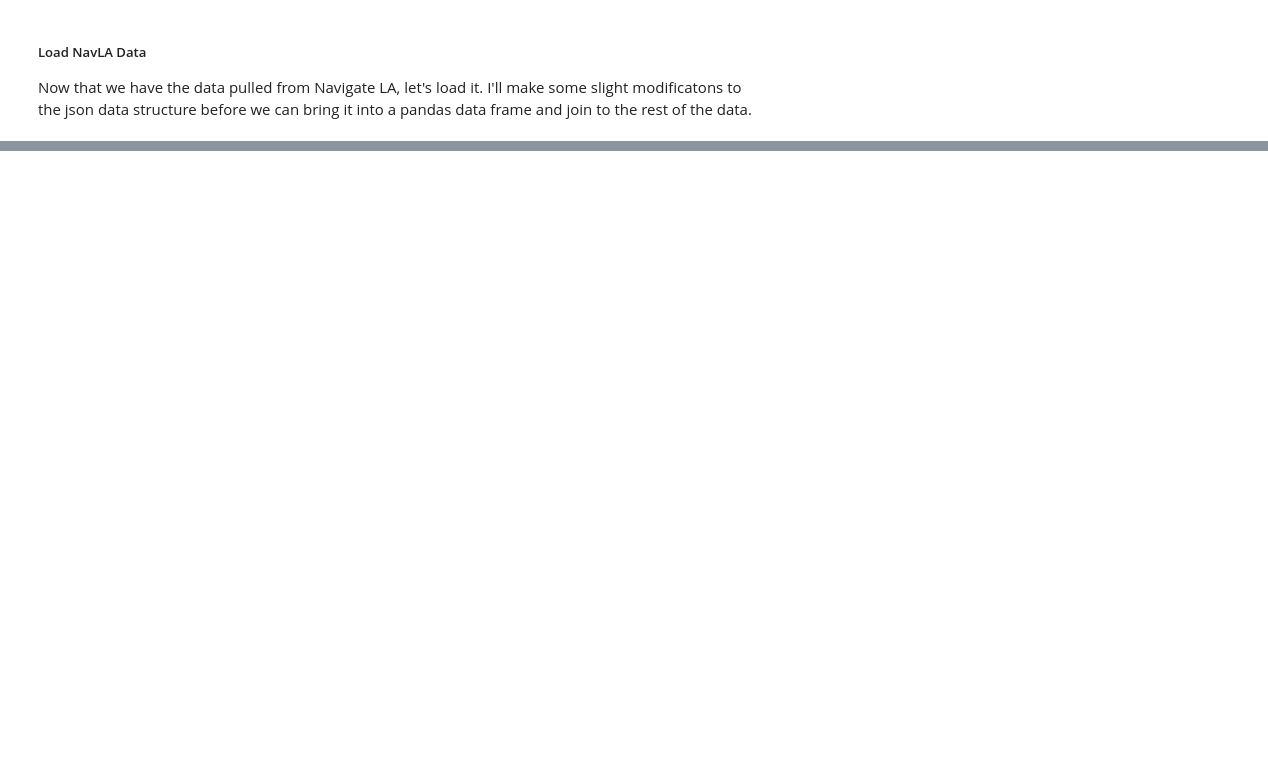
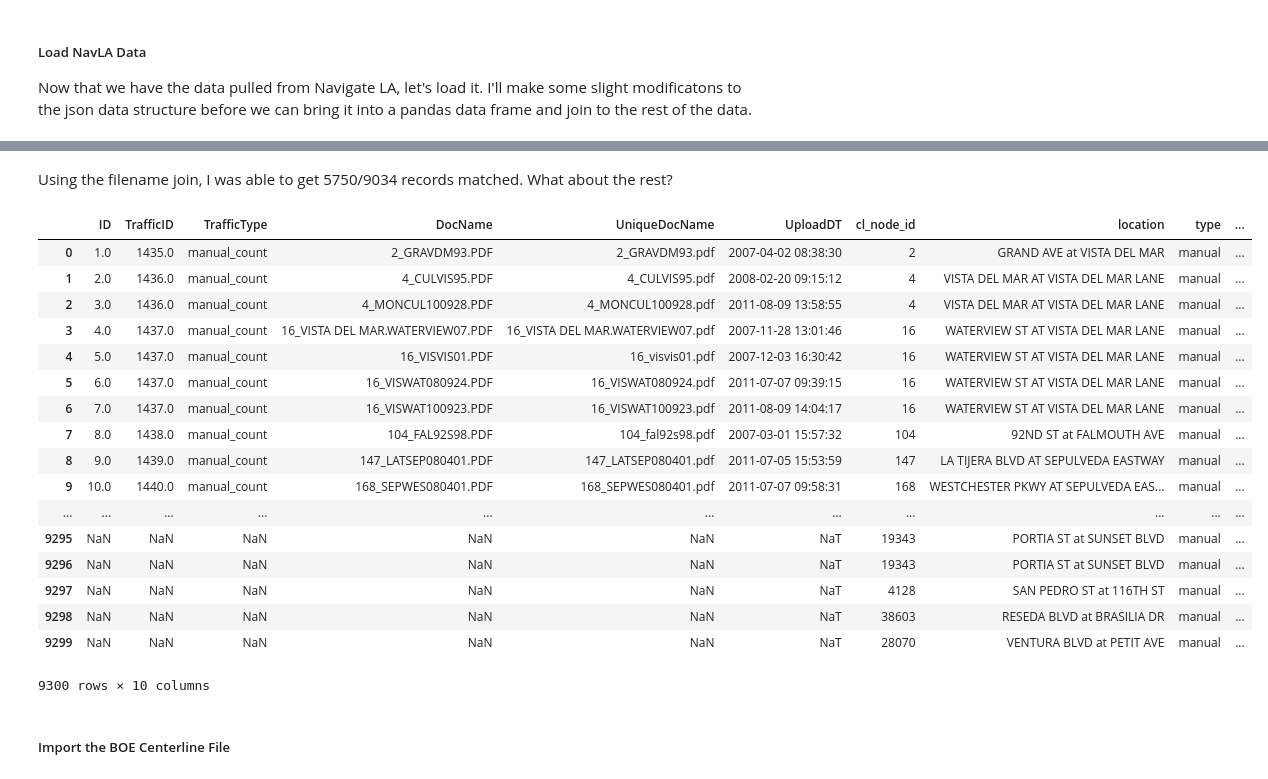
Before and after one commit to black-tea/vehicle-vol-pdf-scrape, a Jupyter notebook: scrape.ipynb, the cells around one changed output, grey strips where cells are left out. Drawn from its saved outputs; the diff is of its cells as text; code cells hidden in the pictures; blank space fills up the shorter version.

```diff
--- a/scrape.ipynb
+++ b/scrape.ipynb
@@ -177,0 +201,31 @@ There are 9034 records in the table.
+# %% [markdown]
+Using the filename join, I was able to get 5750/9034 records matched. What about the rest?
+# %%
+# Peform outer join to find records that didn't match
+file_table_nonmatch = dbo_dot_traffic_data_files.merge(count_files_manual,
+                                                       how='outer',
+                                                       left_on='DocName',
+                                                       right_on='file')
+
+file_table_nonmatch
+# %% [output]
+|  | ID | TrafficID | TrafficType | DocName | UniqueDocName | UploadDT | cl_node_id | location | type | ... |
+| 0 | 1.0 | 1435.0 | manual_count | 2_GRAVDM93.PDF | 2_GRAVDM93.pdf | 2007-04-02 08:38:30 | 2 | GRAND AVE at VISTA DEL MAR | manual | ... |
+| 1 | 2.0 | 1436.0 | manual_count | 4_CULVIS95.PDF | 4_CULVIS95.pdf | 2008-02-20 09:15:12 | 4 | VISTA DEL MAR AT VISTA DEL MAR LANE | manual | ... |
+| 2 | 3.0 | 1436.0 | manual_count | 4_MONCUL100928.PDF | 4_MONCUL100928.pdf | 2011-08-09 13:58:55 | 4 | VISTA DEL MAR AT VISTA DEL MAR LANE | manual | ... |
+| 3 | 4.0 | 1437.0 | manual_count | 16_VISTA DEL MAR.WATERVIEW07.PDF | 16_VISTA DEL MAR.WATERVIEW07.pdf | 2007-11-28 13:01:46 | 16 | WATERVIEW ST AT VISTA DEL MAR LANE | manual | ... |
+| 4 | 5.0 | 1437.0 | manual_count | 16_VISVIS01.PDF | 16_visvis01.pdf | 2007-12-03 16:30:42 | 16 | WATERVIEW ST AT VISTA DEL MAR LANE | manual | ... |
+| 5 | 6.0 | 1437.0 | manual_count | 16_VISWAT080924.PDF | 16_VISWAT080924.pdf | 2011-07-07 09:39:15 | 16 | WATERVIEW ST AT VISTA DEL MAR LANE | manual | ... |
+| 6 | 7.0 | 1437.0 | manual_count | 16_VISWAT100923.PDF | 16_VISWAT100923.pdf | 2011-08-09 14:04:17 | 16 | WATERVIEW ST AT VISTA DEL MAR LANE | manual | ... |
+| 7 | 8.0 | 1438.0 | manual_count | 104_FAL92S98.PDF | 104_fal92s98.pdf | 2007-03-01 15:57:32 | 104 | 92ND ST at FALMOUTH AVE | manual | ... |
+| 8 | 9.0 | 1439.0 | manual_count | 147_LATSEP080401.PDF | 147_LATSEP080401.pdf | 2011-07-05 15:53:59 | 147 | LA TIJERA BLVD AT SEPULVEDA EASTWAY | manual | ... |
+| 9 | 10.0 | 1440.0 | manual_count | 168_SEPWES080401.PDF | 168_SEPWES080401.pdf | 2011-07-07 09:58:31 | 168 | WESTCHESTER PKWY AT SEPULVEDA EAS... | manual | ... |
+| ... | ... | ... | ... | ... | ... | ... | ... | ... | ... | ... |
+| 9295 | NaN | NaN | NaN | NaN | NaN | NaT | 19343 | PORTIA ST at SUNSET BLVD | manual | ... |
+| 9296 | NaN | NaN | NaN | NaN | NaN | NaT | 19343 | PORTIA ST at SUNSET BLVD | manual | ... |
+| 9297 | NaN | NaN | NaN | NaN | NaN | NaT | 4128 | SAN PEDRO ST at 116TH ST | manual | ... |
+| 9298 | NaN | NaN | NaN | NaN | NaN | NaT | 38603 | RESEDA BLVD at BRASILIA DR | manual | ... |
+| 9299 | NaN | NaN | NaN | NaN | NaN | NaT | 28070 | VENTURA BLVD at PETIT AVE | manual | ... |
+9300 rows × 10 columns
+# %% [markdown]
+##### Import the BOE Centerline File
```
Also changed, not shown: parts of 15 cells of this notebook, 1 other file.
